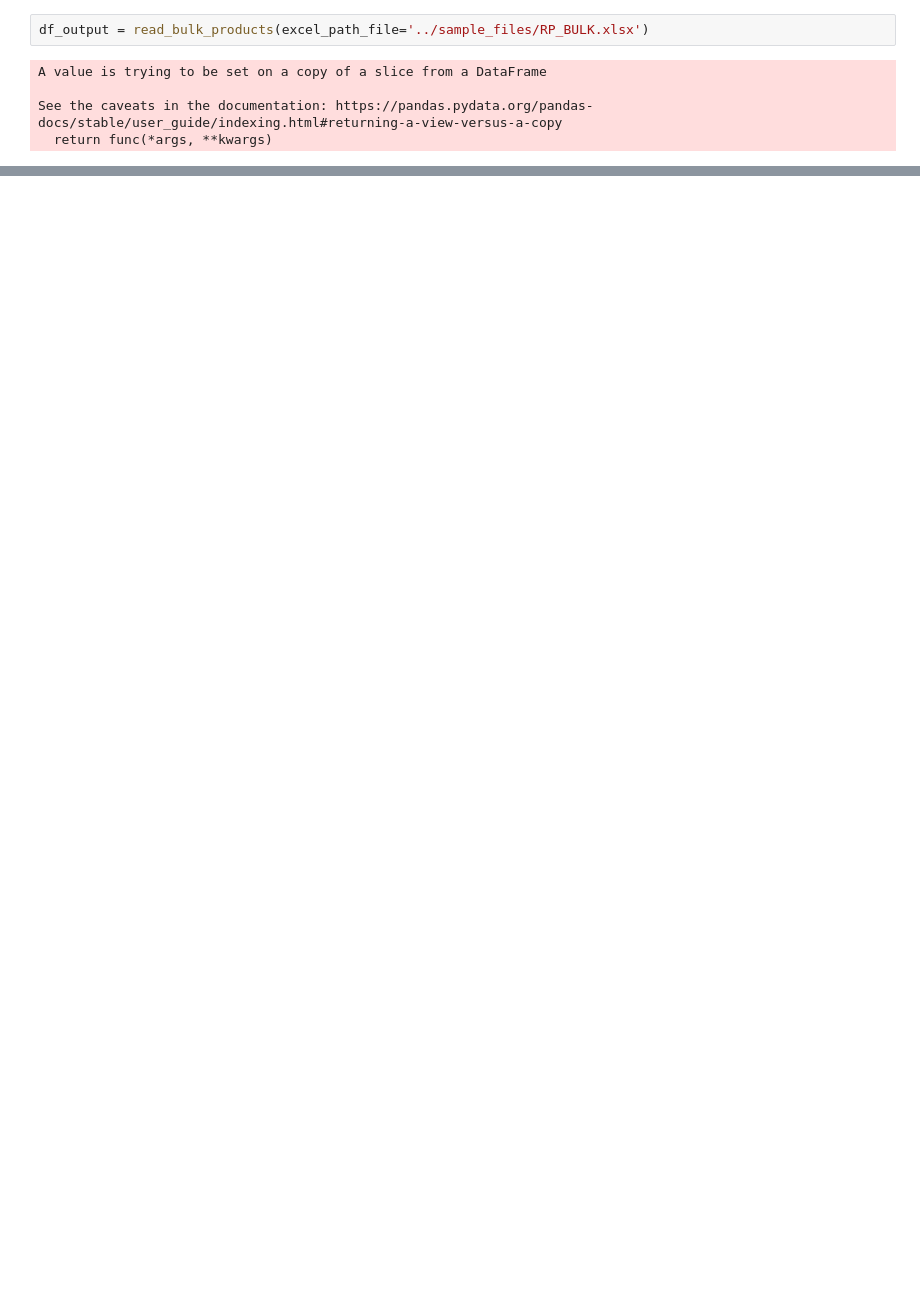
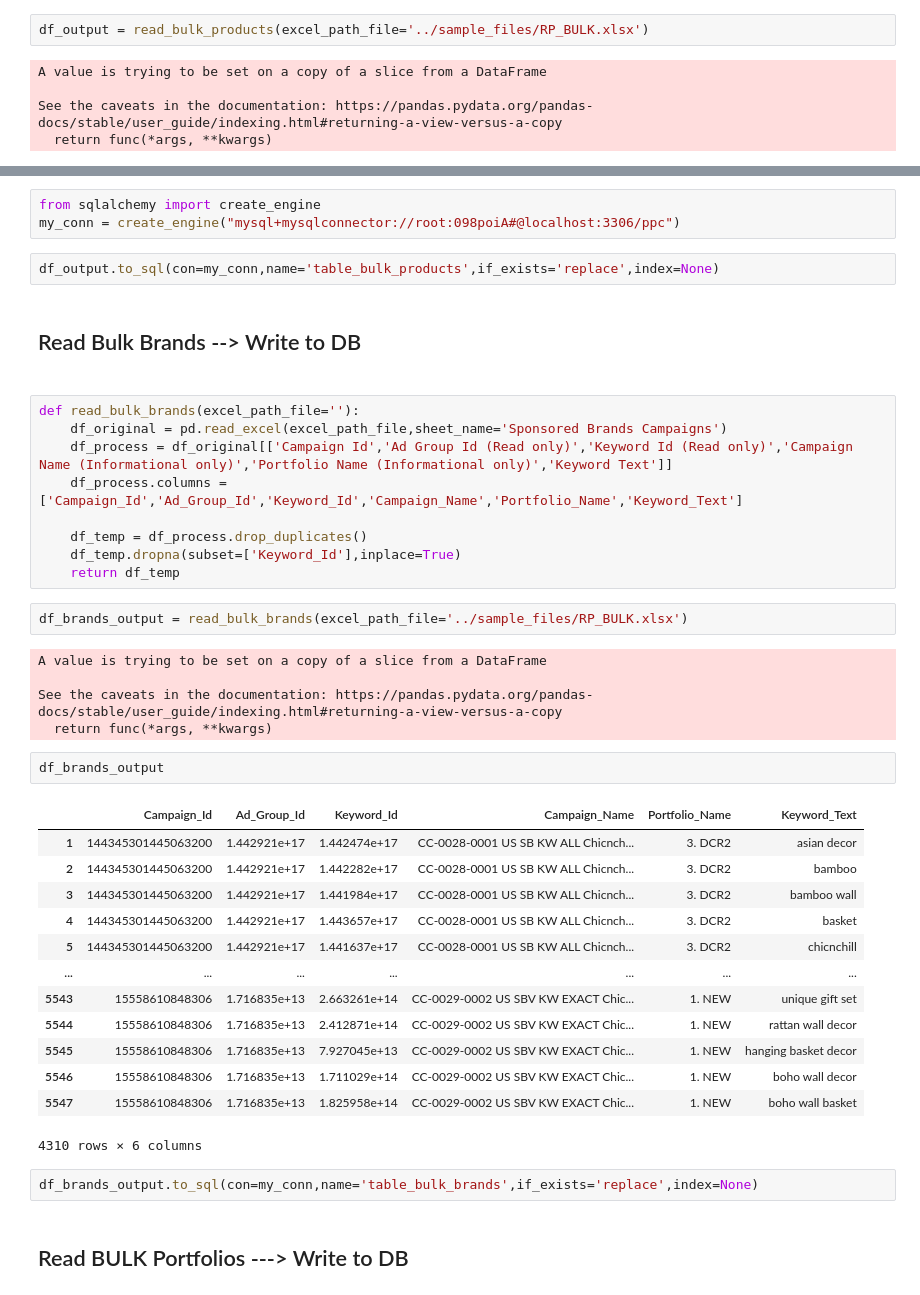
Before and after one commit to KDool/Ads-aws-excel, a Jupyter notebook: Code/format_campaign.ipynb, the cells around one changed output, grey strips where cells are left out. Drawn from its saved outputs; the diff is of its cells as text; blank space fills up the shorter version.

```diff
--- a/Code/format_campaign.ipynb
+++ b/Code/format_campaign.ipynb
@@ -65,0 +62,43 @@ df_output
+# %%
+from sqlalchemy import create_engine
+my_conn = create_engine("mysql+mysqlconnector://root:098poiA#@localhost:3306/ppc")
+# %%
+df_output.to_sql(con=my_conn,name='table_bulk_products',if_exists='replace',index=None)
+# %% [markdown]
+<h2>Read Bulk Brands --> Write to DB<h2>
+# %%
+def read_bulk_brands(excel_path_file=''):
+    df_original = pd.read_excel(excel_path_file,sheet_name='Sponsored Brands Campaigns')
+    df_process = df_original[['Campaign Id','Ad Group Id (Read only)','Keyword Id (Read only)','Campaign Name (Informational only)','Portfolio Name (Informational only)','Keyword Text']]
+    df_process.columns = ['Campaign_Id','Ad_Group_Id','Keyword_Id','Campaign_Name','Portfolio_Name','Keyword_Text']
+
+    df_temp = df_process.drop_duplicates()
+    df_temp.dropna(subset=['Keyword_Id'],inplace=True)
+    return df_temp
+# %%
+df_brands_output = read_bulk_brands(excel_path_file='../sample_files/RP_BULK.xlsx')
+# %% [output]
+A value is trying to be set on a copy of a slice from a DataFrame
+
+See the caveats in the documentation: https://pandas.pydata.org/pandas-docs/stable/user_guide/indexing.html#returning-a-view-versus-a-copy
+  return func(*args, **kwargs)
+# %%
+df_brands_output
+# %% [output]
+|  | Campaign_Id | Ad_Group_Id | Keyword_Id | Campaign_Name | Portfolio_Name | Keyword_Text |
+| 1 | 144345301445063200 | 1.442921e+17 | 1.442474e+17 | CC-0028-0001 US SB KW ALL Chicnch... | 3. DCR2 | asian decor |
+| 2 | 144345301445063200 | 1.442921e+17 | 1.442282e+17 | CC-0028-0001 US SB KW ALL Chicnch... | 3. DCR2 | bamboo |
+| 3 | 144345301445063200 | 1.442921e+17 | 1.441984e+17 | CC-0028-0001 US SB KW ALL Chicnch... | 3. DCR2 | bamboo wall |
+| 4 | 144345301445063200 | 1.442921e+17 | 1.443657e+17 | CC-0028-0001 US SB KW ALL Chicnch... | 3. DCR2 | basket |
+| 5 | 144345301445063200 | 1.442921e+17 | 1.441637e+17 | CC-0028-0001 US SB KW ALL Chicnch... | 3. DCR2 | chicnchill |
+| ... | ... | ... | ... | ... | ... | ... |
+| 5543 | 15558610848306 | 1.716835e+13 | 2.663261e+14 | CC-0029-0002 US SBV KW EXACT Chic... | 1. NEW | unique gift set |
+| 5544 | 15558610848306 | 1.716835e+13 | 2.412871e+14 | CC-0029-0002 US SBV KW EXACT Chic... | 1. NEW | rattan wall decor |
+| 5545 | 15558610848306 | 1.716835e+13 | 7.927045e+13 | CC-0029-0002 US SBV KW EXACT Chic... | 1. NEW | hanging basket decor |
+| 5546 | 15558610848306 | 1.716835e+13 | 1.711029e+14 | CC-0029-0002 US SBV KW EXACT Chic... | 1. NEW | boho wall decor |
+| 5547 | 15558610848306 | 1.716835e+13 | 1.825958e+14 | CC-0029-0002 US SBV KW EXACT Chic... | 1. NEW | boho wall basket |
+4310 rows × 6 columns
+# %%
+df_brands_output.to_sql(con=my_conn,name='table_bulk_brands',if_exists='replace',index=None)
+# %% [markdown]
+<h2>Read BULK Portfolios ---> Write to DB</h2>
```
Also changed, not shown: parts of 7 cells of this notebook, 8 other files.
